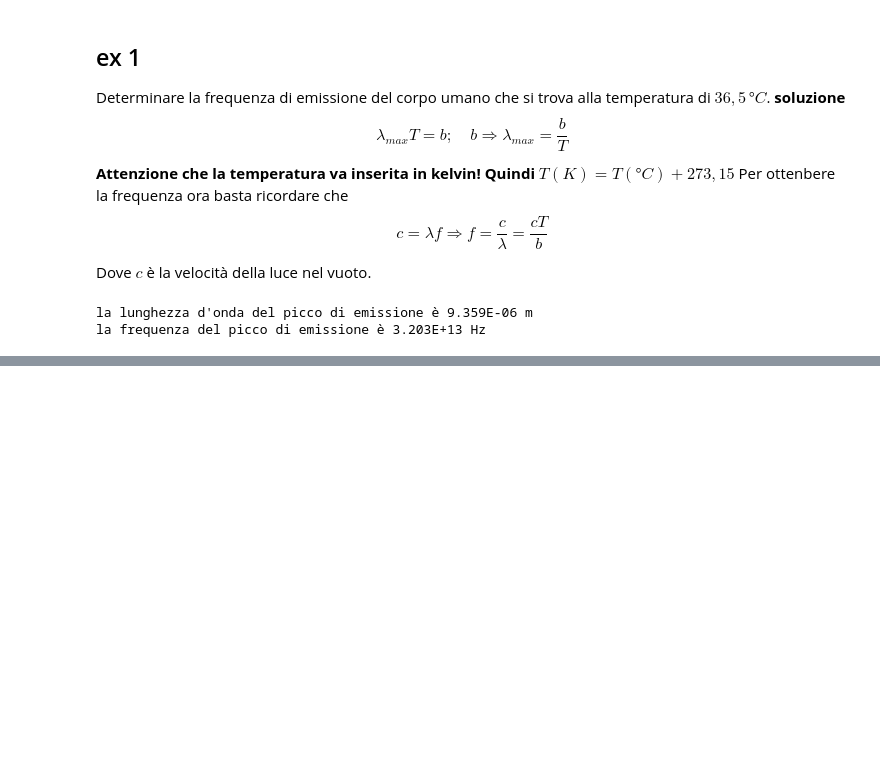
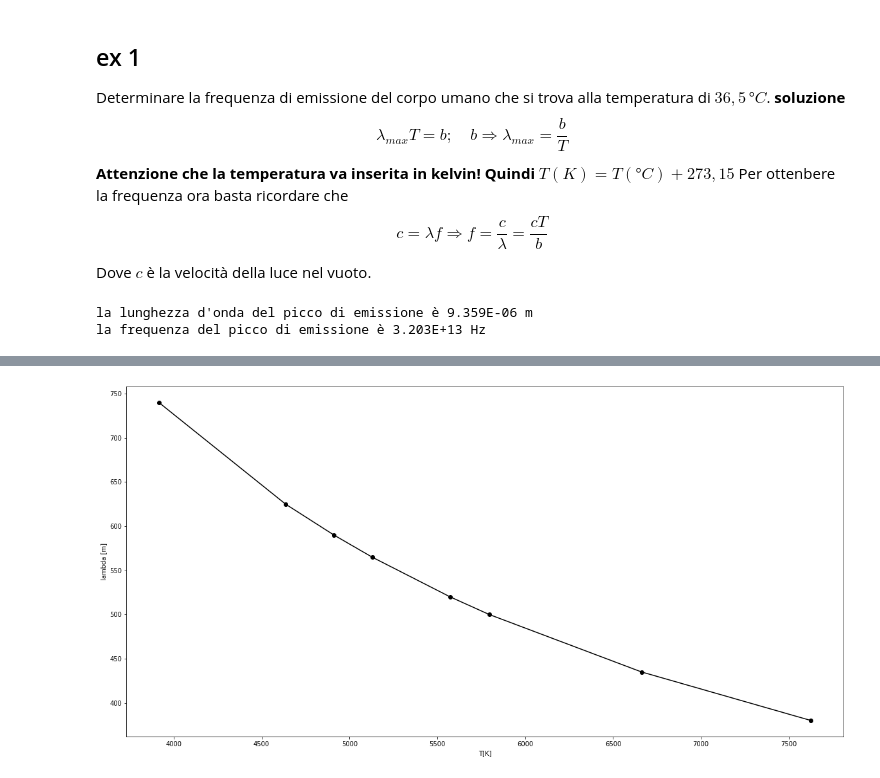
Before and after one commit to massimobosetti/Physics, a Jupyter notebook: 5.3_Crisi_della_fisica_classica/5.3.4_Il_corpo_nero,_l'ipotesi_di_Planck/5.3.6.1_Legge_di_Wien_e_applicazioni.ipynb, the cells around one changed output, grey strips where cells are left out. Saved outputs shown, nothing was run; the diff lists cells and outputs as text; code cells hidden in the pictures; blank space fills up the shorter version.

```diff
--- a/5.3_Crisi_della_fisica_classica/5.3.4_Il_corpo_nero,_l'ipotesi_di_Planck/5.3.6.1_Legge_di_Wien_e_applicazioni.ipynb
+++ b/5.3_Crisi_della_fisica_classica/5.3.4_Il_corpo_nero,_l'ipotesi_di_Planck/5.3.6.1_Legge_di_Wien_e_applicazioni.ipynb
@@ -58,0 +85,10 @@ la frequenza del picco di emissione è 3.203E+13 Hz
+# %%
+wavelgh_array = np.array([380,435,500,520,565,590,625,740], dtype='f')
+
+T_K = b/(wavelgh_array*10**-9)
+T_C = T_K+273.15
+
+T_K
+T_C
+print(T_K,'K')
+print(T_C,'°C')
@@ -58,0 +110,8 @@ la frequenza del picco di emissione è 3.203E+13 Hz
+# %%
+plt.figure(figsize=(20,10))
+plt.plot(T_K, wavelgh_array, '-ok')
+plt.xlabel('T[K]')
+plt.ylabel('lambda [m]')
+plt.show()
+# %% [output]
+[figure, added]
```
Also changed, not shown: parts of 6 cells of this notebook, 4 other files.
